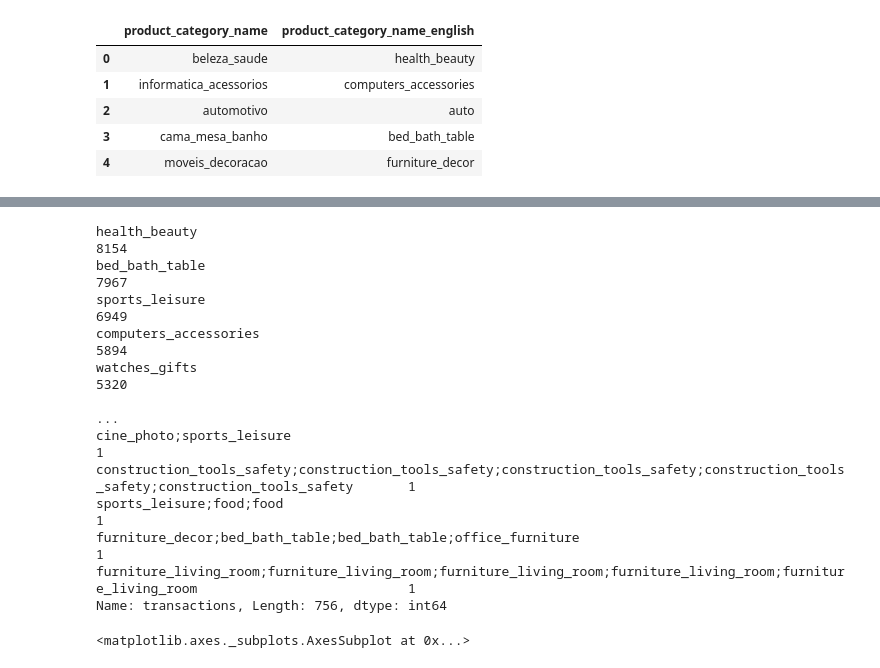
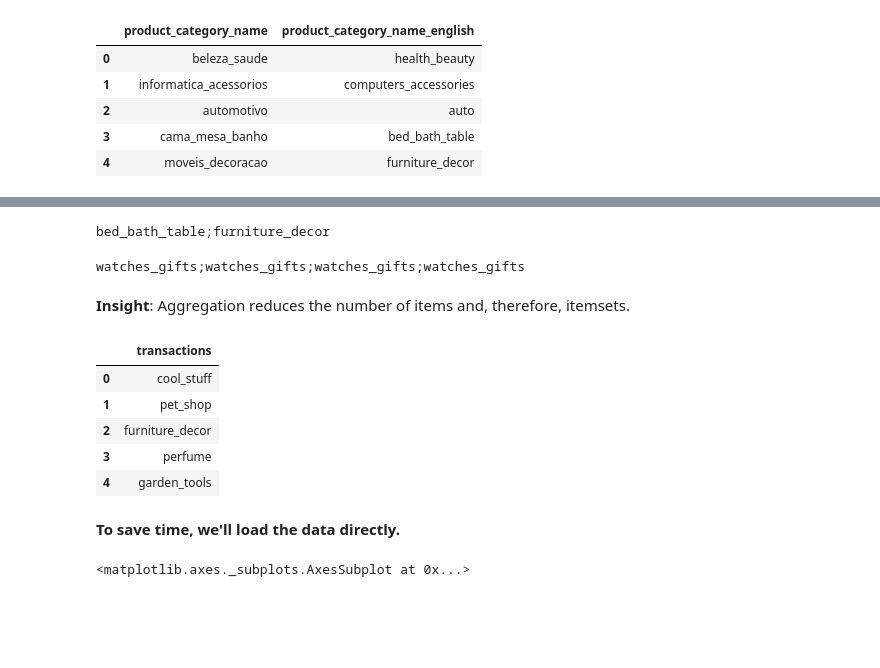
Before and after one commit to datacamp/Market-Basket-Analysis-in-python-live-training, a Jupyter notebook: notebooks/market_basket_analysis_in_python_solution.ipynb, the cells around one changed output, grey strips where cells are left out. Cells and saved outputs as stored; diff of their text form; code cells hidden in the pictures; blank space fills up the shorter version.

```diff
--- a/notebooks/market_basket_analysis_in_python_solution.ipynb
+++ b/notebooks/market_basket_analysis_in_python_solution.ipynb
@@ -199,38 +199,53 @@ print(len(orders['product_category_name_english'].unique()))
+# %%
+# Get set of order ids.
+order_ids = orders['order_id'].unique().tolist()
+
+# Identify transactions associated with example order.
+example1 = orders[orders['order_id'] == 'fe64170e936bc5f6a6a41def260984b9']['product_category_name_english']
+
+# Join products together, separating each with a semi-colon.
+example1 = ';'.join(example1)
+
+# Print example.
+print(example1)
+# %% [output]
+bed_bath_table;furniture_decor
+# %%
+# Identify transactions associated with example order.
+example2 = orders[orders['order_id'] == 'fffb9224b6fc7c43ebb0904318b10b5f']['product_category_name_english']
+
+# Join products together, separating each with a semi-colon.
+example2 = ';'.join(example2)
+
+# Print example.
+print(example2)
+# %% [output]
+watches_gifts;watches_gifts;watches_gifts;watches_gifts
+# %% [markdown]
+**Insight**: Aggregation reduces the number of items and, therefore, itemsets.
 # %%
-import pandas as pd
-
-# Get set of order ids.
-order_ids = orders['order_id'].unique().tolist()
-
 # Define empty list of transactions.
 transactions = []
 
-# Iterate over list of order ids.
-for order in order_ids:
+# Iterate over example list of 10 ids.
+for order in order_ids[:10]:
 	transactions.append(';'.join(orders[orders['order_id'] == order]['product_category_name_english']))
 
 # Convert to DataFrame.
 transactions = pd.DataFrame(transactions, columns = ['transactions'])
 
-# Save data.
-transactions.to_csv('../olist_transactions.csv', index = False, sep = ',')
+# Print preview of transactions.
+transactions.head()
+# %% [output]
+|  | transactions |
+| 0 | cool_stuff |
+| 1 | pet_shop |
+| 2 | furniture_decor |
+| 3 | perfume |
+| 4 | garden_tools |
+# %% [markdown]
+**To save time, we'll load the data directly.**
 # %%
 # Load transaction data.
 transactions = pd.read_csv(data_path + 'olist_transactions.csv')
-
-# Preview data.
-transactions['transactions'].value_counts()
-# %% [output]
-health_beauty                                                                                                                        8154
-bed_bath_table                                                                                                                       7967
-sports_leisure                                                                                                                       6949
-computers_accessories                                                                                                                5894
-watches_gifts                                                                                                                        5320
-                                                                                                                                     ...
-cine_photo;sports_leisure                                                                                                               1
-construction_tools_safety;construction_tools_safety;construction_tools_safety;construction_tools_safety;construction_tools_safety       1
-sports_leisure;food;food                                                                                                                1
-furniture_decor;bed_bath_table;bed_bath_table;office_furniture                                                                          1
-furniture_living_room;furniture_living_room;furniture_living_room;furniture_living_room;furniture_living_room                           1
-Name: transactions, Length: 756, dtype: int64
 # %%
```
Also changed, not shown: parts of 35 cells of this notebook.
